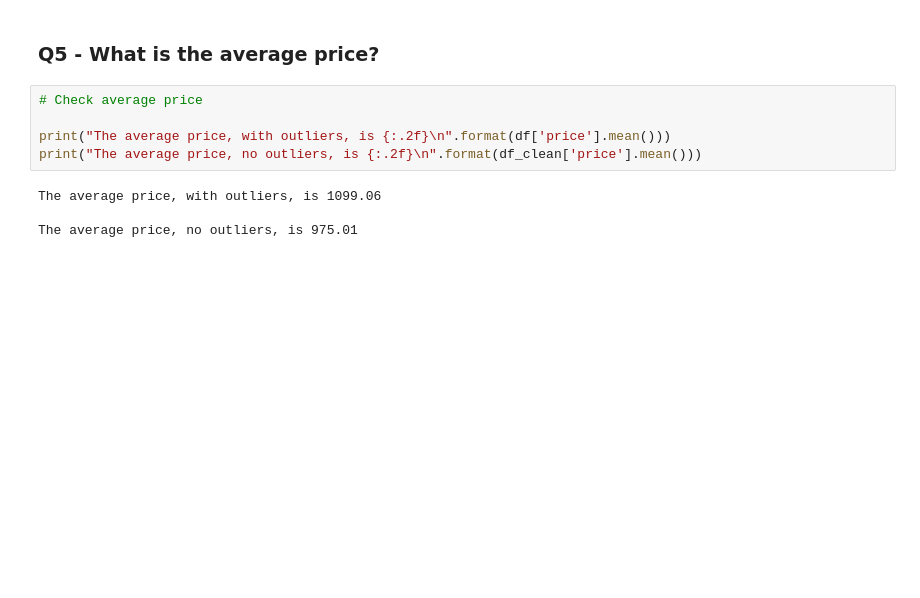
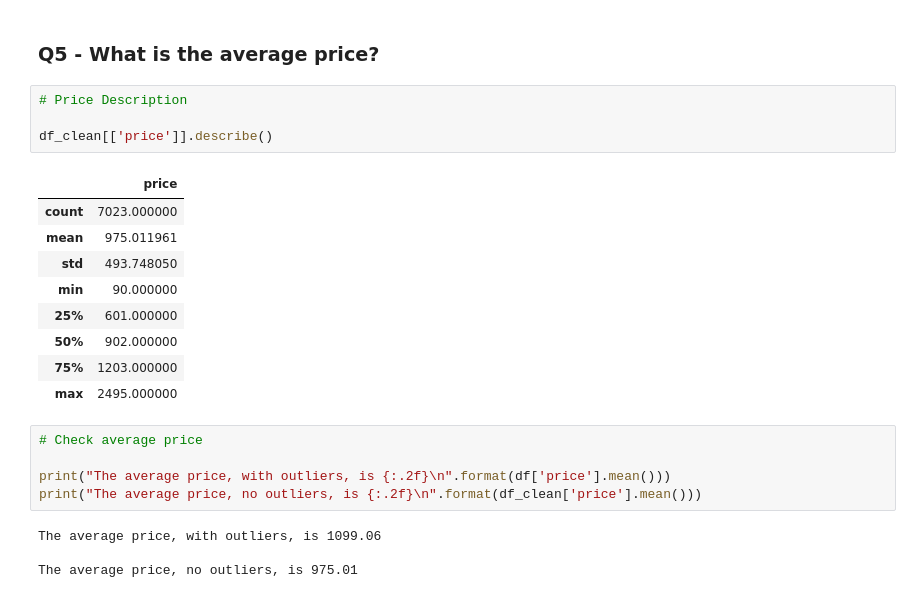
Before and after one commit to VGuerrero07/Data_Science, a Jupyter notebook: Analyzing_Airbnb_Data.ipynb, the cells around one changed output. Cells and saved outputs as stored; diff of their text form; blank space fills up the shorter version.

```diff
--- a/Analyzing_Airbnb_Data.ipynb
+++ b/Analyzing_Airbnb_Data.ipynb
@@ -247,5 +246,19 @@ df_clean.hist(bins=15, figsize=(15,10));
 # %% [markdown]
 ### **Q5 - What is the average price?**
+# %%
+# Price Description
+
+df_clean[['price']].describe()
+# %% [output]
+|  | price |
+| count | 7023.000000 |
+| mean | 975.011961 |
+| std | 493.748050 |
+| min | 90.000000 |
+| 25% | 601.000000 |
+| 50% | 902.000000 |
+| 75% | 1203.000000 |
+| max | 2495.000000 |
 # %%
 # Check average price
 
```
Also changed, not shown: parts of 4 cells of this notebook.
